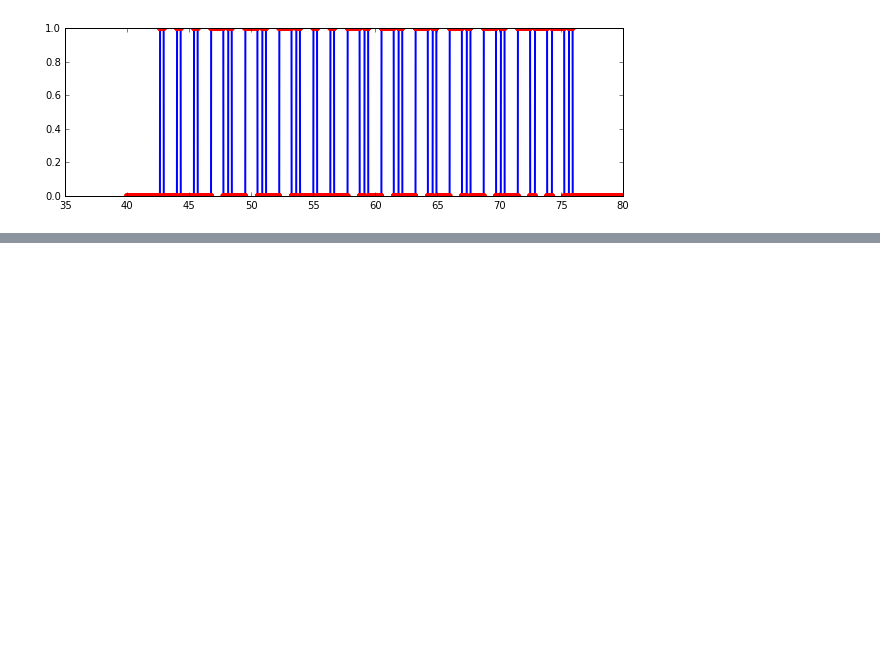
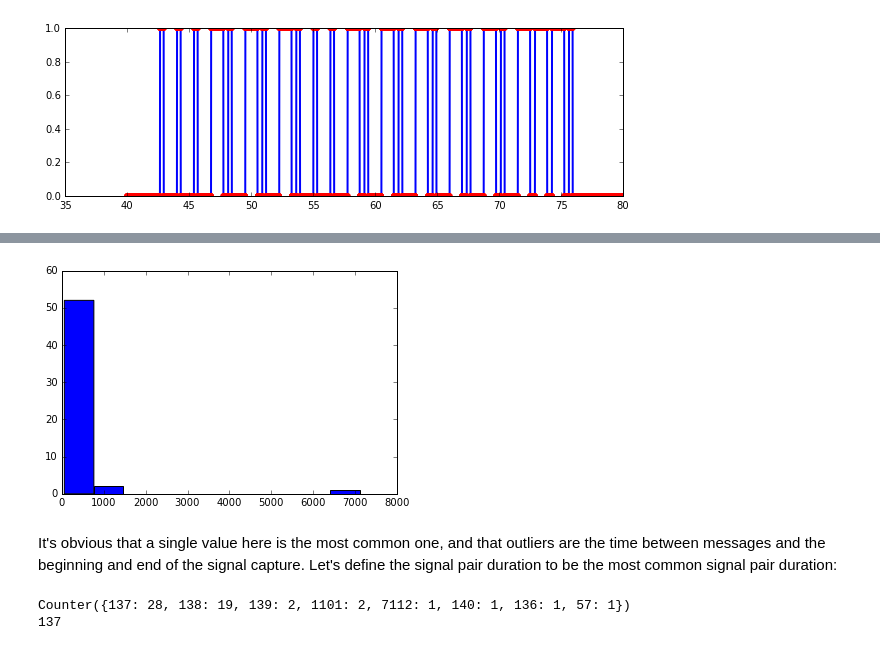
Before and after one commit to simlun/reverse-engineering-emw200ta-433mhz-transmitter, a Jupyter notebook: decoder.ipynb, the cells around one changed output, grey strips where cells are left out. Saved outputs shown, nothing was run; the diff lists cells and outputs as text; code cells hidden in the pictures; blank space fills up the shorter version.

Commit message:
Wohoo! Captured RF signal is successfully decoded to bits!

```diff
--- a/decoder.ipynb
+++ b/decoder.ipynb
@@ -25,7 +25,7 @@ oscilloscope(time, voltage)
 # %%
 digital_one = np.percentile(voltage, 90)
 digital_stream = voltage / digital_one
-digital_stream = digital_stream.round()
+digital_stream = digital_stream.round().astype(int)
 oscilloscope(time, digital_stream, height=3)
 # %% [output]
 [figure]
@@ -45,0 +120,15 @@ oscilloscope(time, digital_stream, height=3, start=start_index, stop=stop_index)
+# %%
+signal_pairs = []
+first = None
+for index, s in enumerate(signals):
+    if index == 0 and s.high != True:
+        # If the data begins with a low signal, drop it.
+        continue;
+
+    if first == None:
+        first = s
+    else:
+        signal_pairs.append((first, s))
+        first = None
+
+print pd.DataFrame(data=signal_pairs)
@@ -45,0 +156,3 @@ oscilloscope(time, digital_stream, height=3, start=start_index, stop=stop_index)
+# %%
+pair_durations = [pair[0].duration + pair[1].duration for pair in signal_pairs]
+print pair_durations
@@ -45,0 +182,16 @@ oscilloscope(time, digital_stream, height=3, start=start_index, stop=stop_index)
+# %%
+plt.hist(pair_durations)
+plt.show()
+# %% [output]
+[figure, added]
+# %% [markdown]
+It's obvious that a single value here is the most common one, and that outliers are the time between messages and the beginning and end of the signal capture. Let's define the signal pair duration to be the most common signal pair duration:
+# %%
+from collections import Counter
+c = Counter(pair_durations)
+print c
+signal_pair_duration = c.most_common()[0][0]
+print signal_pair_duration
+# %% [output]
+Counter({137: 28, 138: 19, 139: 2, 1101: 2, 7112: 1, 140: 1, 136: 1, 57: 1})
+137
```
Also changed, not shown: parts of 25 cells of this notebook.
